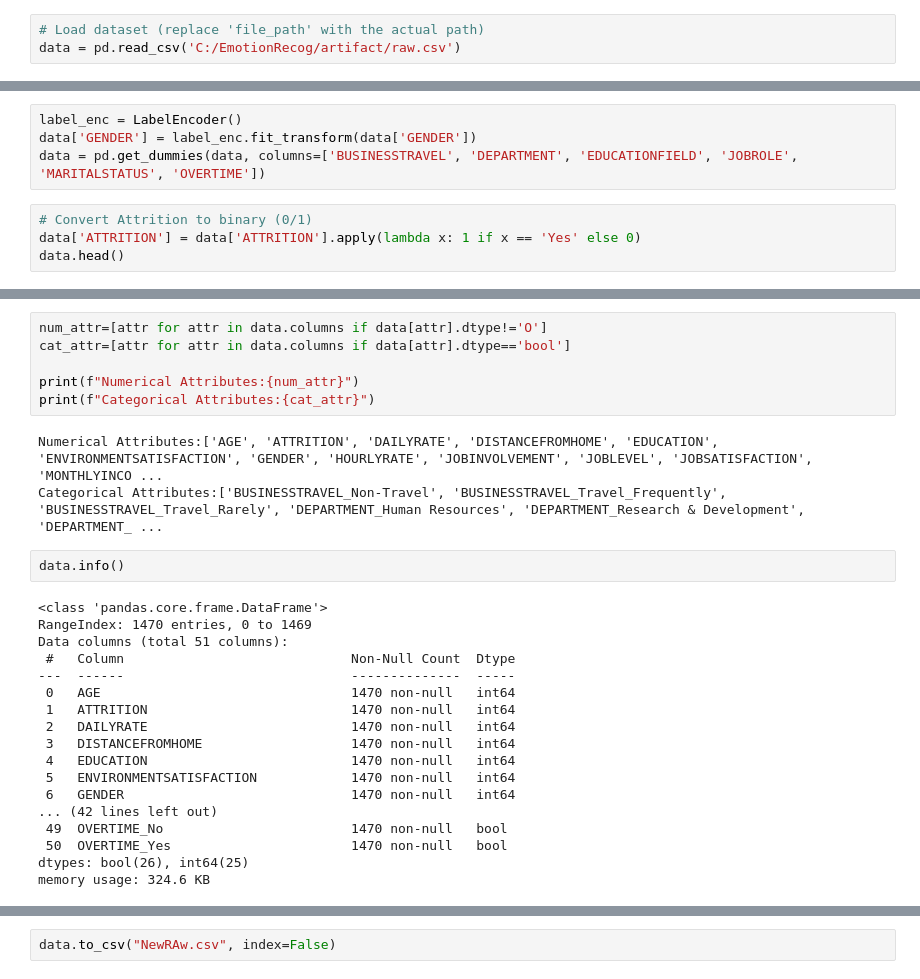
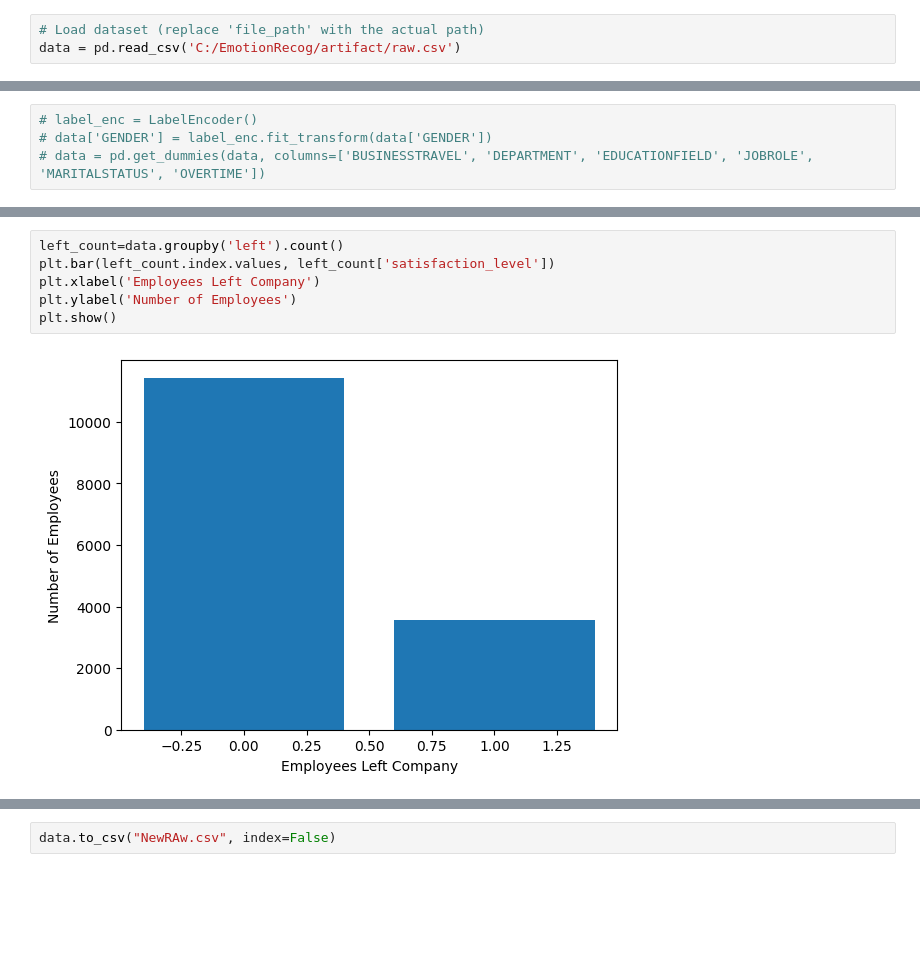
Before and after one commit to pkomals/DS-EmployeeAttrition, a Jupyter notebook: src/EmpAttrition/Notebook/ExploratoryDataAnalysis.ipynb, the cells around one changed output, grey strips where cells are left out. Drawn from its saved outputs; the diff is of its cells as text; blank space fills up the shorter version.

```diff
--- a/src/EmpAttrition/Notebook/ExploratoryDataAnalysis.ipynb
+++ b/src/EmpAttrition/Notebook/ExploratoryDataAnalysis.ipynb
@@ -94,8 +100,4 @@ Categorical Attributes:['ATTRITION', 'BUSINESSTRAVEL', 'DEPARTMENT', 'EDUCATIONF
 # %%
-label_enc = LabelEncoder()
-data['GENDER'] = label_enc.fit_transform(data['GENDER'])
-data = pd.get_dummies(data, columns=['BUSINESSTRAVEL', 'DEPARTMENT', 'EDUCATIONFIELD', 'JOBROLE', 'MARITALSTATUS', 'OVERTIME'])
+# label_enc = LabelEncoder()
+# data['GENDER'] = label_enc.fit_transform(data['GENDER'])
+# data = pd.get_dummies(data, columns=['BUSINESSTRAVEL', 'DEPARTMENT', 'EDUCATIONFIELD', 'JOBROLE', 'MARITALSTATUS', 'OVERTIME'])
-# %%
-# Convert Attrition to binary (0/1)
-data['ATTRITION'] = data['ATTRITION'].apply(lambda x: 1 if x == 'Yes' else 0)
-data.head()
@@ -110,29 +104,8 @@ data.head()
-# %%
-num_attr=[attr for attr in data.columns if data[attr].dtype!='O']
-cat_attr=[attr for attr in data.columns if data[attr].dtype=='bool']
-
-print(f"Numerical Attributes:{num_attr}")
-print(f"Categorical Attributes:{cat_attr}")
-# %% [output]
-Numerical Attributes:['AGE', 'ATTRITION', 'DAILYRATE', 'DISTANCEFROMHOME', 'EDUCATION', 'ENVIRONMENTSATISFACTION', 'GENDER', 'HOURLYRATE', 'JOBINVOLVEMENT', 'JOBLEVEL', 'JOBSATISFACTION', 'MONTHLYINCO ...
-Categorical Attributes:['BUSINESSTRAVEL_Non-Travel', 'BUSINESSTRAVEL_Travel_Frequently', 'BUSINESSTRAVEL_Travel_Rarely', 'DEPARTMENT_Human Resources', 'DEPARTMENT_Research & Development', 'DEPARTMENT_ ...
-# %%
-data.info()
-# %% [output]
-<class 'pandas.core.frame.DataFrame'>
-RangeIndex: 1470 entries, 0 to 1469
-Data columns (total 51 columns):
- #   Column                             Non-Null Count  Dtype
----  ------                             --------------  -----
- 0   AGE                                1470 non-null   int64
- 1   ATTRITION                          1470 non-null   int64
- 2   DAILYRATE                          1470 non-null   int64
- 3   DISTANCEFROMHOME                   1470 non-null   int64
- 4   EDUCATION                          1470 non-null   int64
- 5   ENVIRONMENTSATISFACTION            1470 non-null   int64
- 6   GENDER                             1470 non-null   int64
-... (42 lines left out)
- 49  OVERTIME_No                        1470 non-null   bool
- 50  OVERTIME_Yes                       1470 non-null   bool
-dtypes: bool(26), int64(25)
-memory usage: 324.6 KB
+# %%
+left_count=data.groupby('left').count()
+plt.bar(left_count.index.values, left_count['satisfaction_level'])
+plt.xlabel('Employees Left Company')
+plt.ylabel('Number of Employees')
+plt.show()
+# %% [output]
+[figure, added]
```
Also changed, not shown: parts of 18 cells of this notebook, 15 other files.
